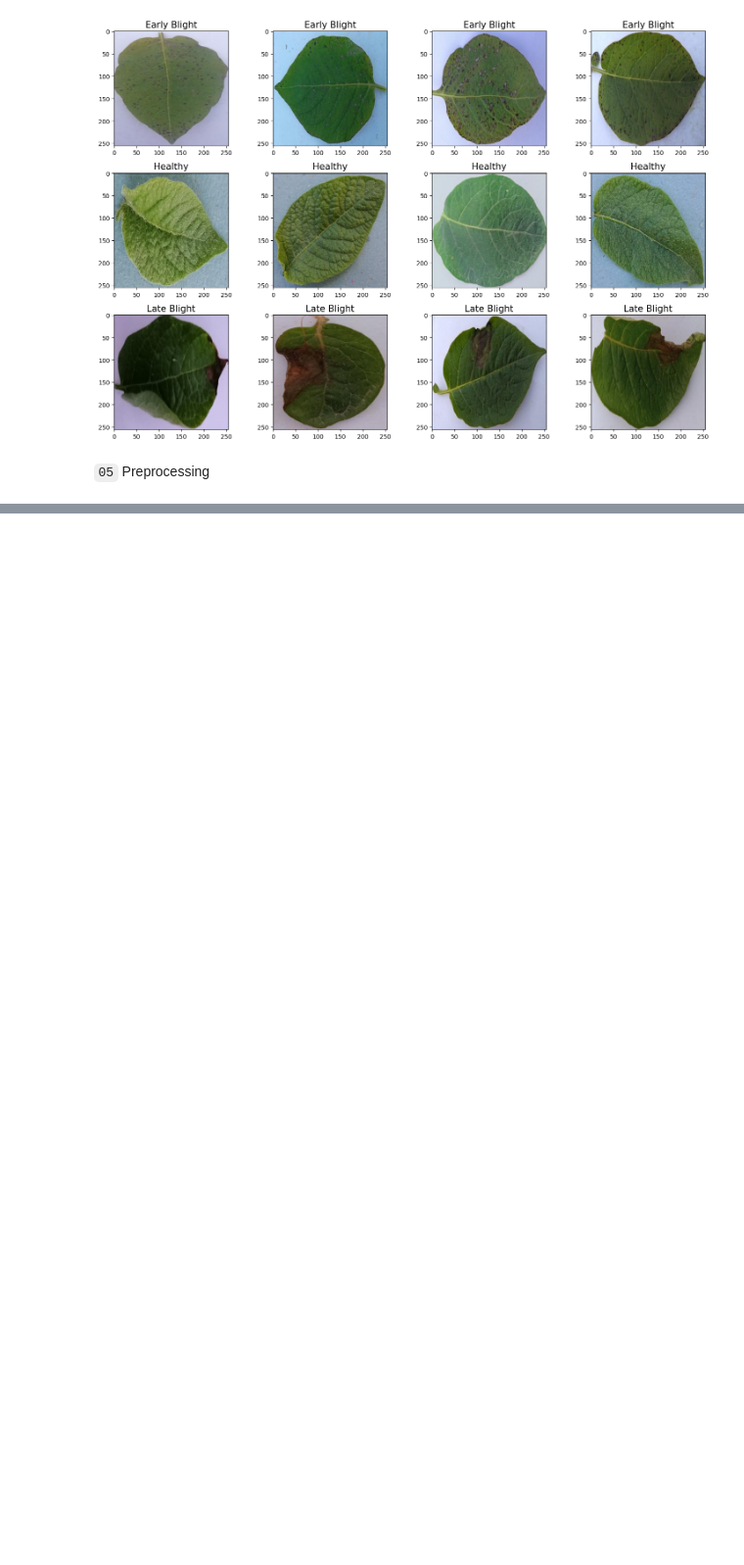
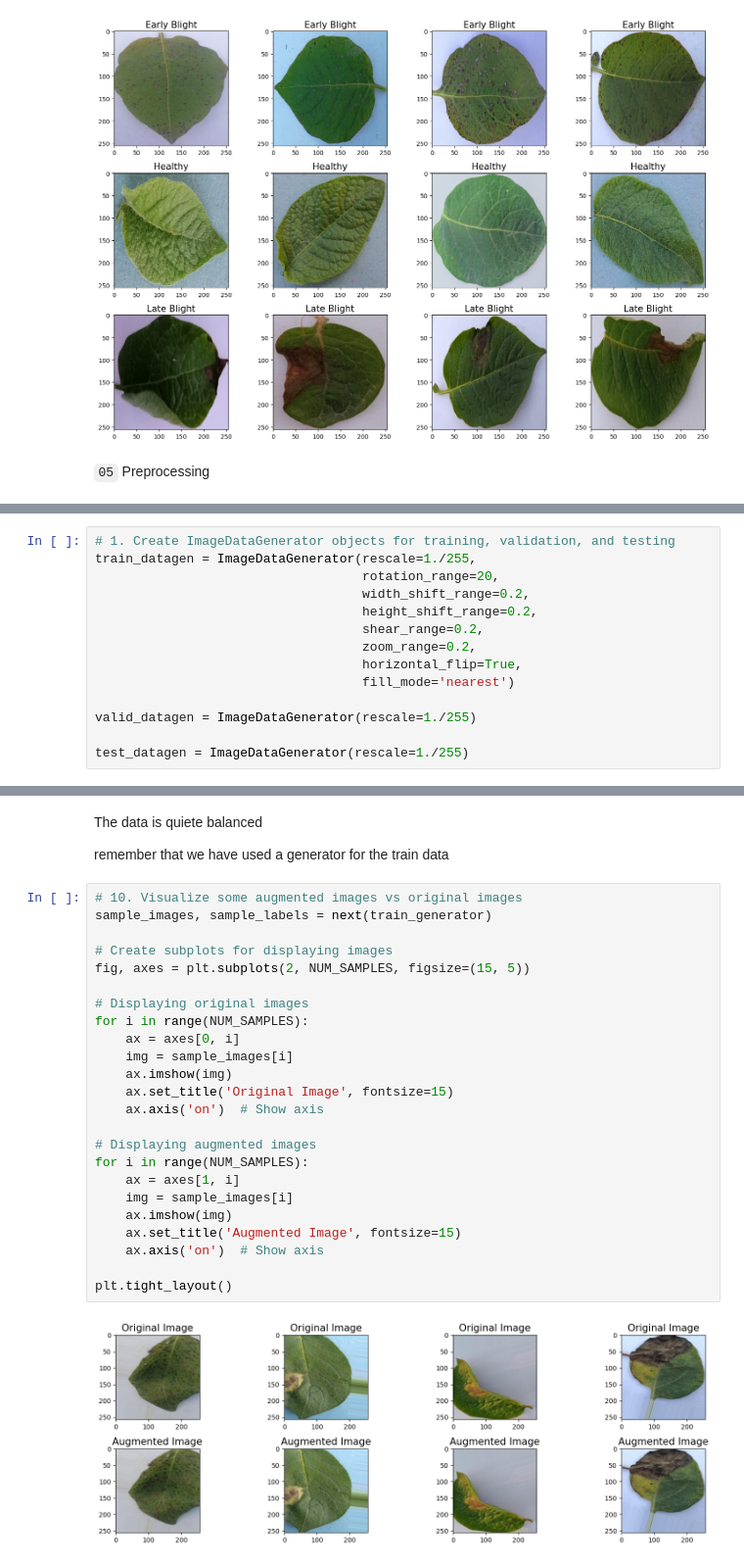
Before and after one commit to IsraaAbdelghany9/Computer_Vision_Projects, a Jupyter notebook: 01-Potato_Disease_Leaf/Project_nb.ipynb, the cells around one changed output, grey strips where cells are left out. Shown at 98% size. Saved outputs shown, nothing was run; the diff lists cells and outputs as text; blank space fills up the shorter version.

```diff
--- a/01-Potato_Disease_Leaf/Project_nb.ipynb
+++ b/01-Potato_Disease_Leaf/Project_nb.ipynb
@@ -91,0 +101,14 @@ plt.tight_layout()
+# %%
+# 1. Create ImageDataGenerator objects for training, validation, and testing
+train_datagen = ImageDataGenerator(rescale=1./255,
+                                   rotation_range=20,
+                                   width_shift_range=0.2,
+                                   height_shift_range=0.2,
+                                   shear_range=0.2,
+                                   zoom_range=0.2,
+                                   horizontal_flip=True,
+                                   fill_mode='nearest')
+
+valid_datagen = ImageDataGenerator(rescale=1./255)
+
+test_datagen = ImageDataGenerator(rescale=1./255)
@@ -91,0 +193,30 @@ plt.tight_layout()
+# %% [markdown]
+The data is quiete balanced
+
+remember that we have used a generator for the train data
+# %%
+# 10. Visualize some augmented images vs original images
+sample_images, sample_labels = next(train_generator)
+
+# Create subplots for displaying images
+fig, axes = plt.subplots(2, NUM_SAMPLES, figsize=(15, 5))
+
+# Displaying original images
+for i in range(NUM_SAMPLES):
+    ax = axes[0, i]
+    img = sample_images[i]
+    ax.imshow(img)
+    ax.set_title('Original Image', fontsize=15)
+    ax.axis('on')  # Show axis
+
+# Displaying augmented images
+for i in range(NUM_SAMPLES):
+    ax = axes[1, i]
+    img = sample_images[i]
+    ax.imshow(img)
+    ax.set_title('Augmented Image', fontsize=15)
+    ax.axis('on')  # Show axis
+
+plt.tight_layout()
+# %% [output]
+[figure, added]
```
Also changed, not shown: parts of 8 cells of this notebook.
